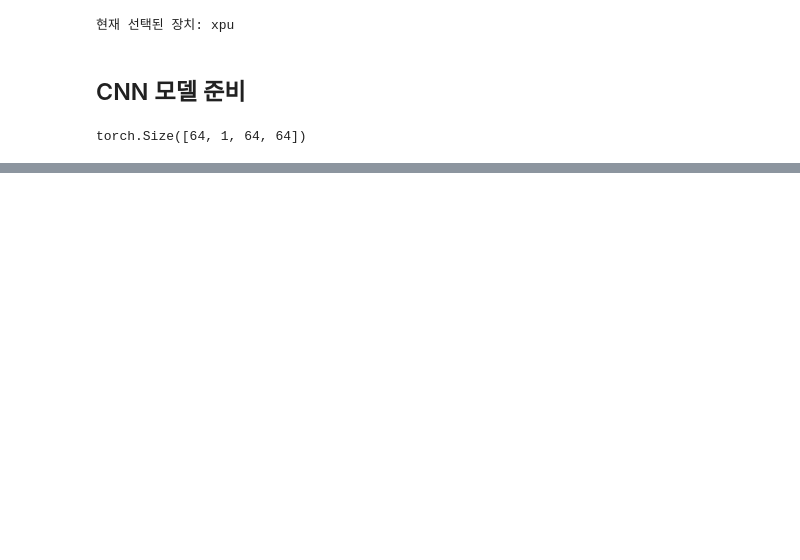
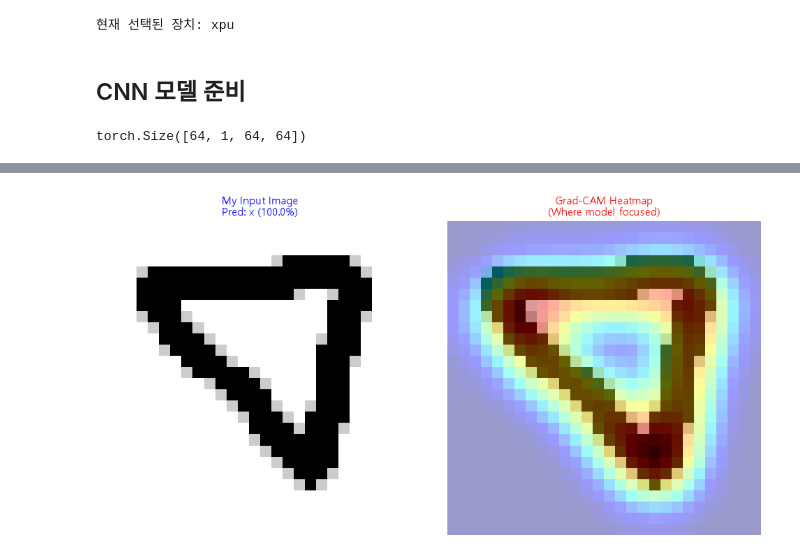
Before and after one commit to Bucheo/machine_learning, a Jupyter notebook: 17.딥러닝(CNN, 손글씨).ipynb, the cells around one changed output, grey strips where cells are left out. Saved outputs shown, nothing was run; the diff lists cells and outputs as text; code cells hidden in the pictures; blank space fills up the shorter version.

```diff
--- a/17.딥러닝(CNN, 손글씨).ipynb
+++ b/17.딥러닝(CNN, 손글씨).ipynb
@@ -436,0 +481,93 @@ plt.show()
+# %%
+# 훅(Hook)을 사용하여 마지막 Convolution 층의 활성화 값과 그래디언트 추출 준비
+activations = None
+gradients = None
+
+def forward_hook(module, input, output):
+  global activations
+  # [수정] .detach() 추가 : 히트맵 계산에 autograd 그래프가 필요 없고,
+  #        full_backward_hook이 감싼 출력을 그대로 두면 뒤에서 수정할 때 오류가 남
+  activations = output.detach()
+
+def backward_hook(module, grad_input, grad_output):
+  global gradients
+  gradients = grad_output[0].detach()   # [수정] .detach() 추가
+
+
+# 우리 모델의 classifer 안에서 마지막 Conv 레이어 지정
+# [수정] model.classifier -> model.classifer
+#   클래스 정의(셀 17)의 속성명이 오타로 'classifer'(i 빠짐)여서 AttributeError가 났음.
+#   저장된 best_model.pth의 키도 'classifer.N.weight'라 지금 이름을 유지해야 함
+# [수정] [-5] -> 타입으로 검색
+#   Sequential 길이가 18이라 [-5]는 Conv2d가 아니라 ReLU였음.
+#   인덱스를 손으로 세면 모델을 조금만 바꿔도 깨지므로 isinstance로 찾는다
+conv_layers = [m for m in model.classifer if isinstance(m, nn.Conv2d)]
+target_layer = conv_layers[-1]          # 마지막 Conv2d = Conv2d(64, 64)
+print(f"타겟 레이어: {target_layer}")
+
+target_layer.register_forward_hook(forward_hook)
+# [수정] register_backward_hook -> register_full_backward_hook (구 API는 deprecated)
+target_layer.register_full_backward_hook(backward_hook)
+
+# [추가] Grad-CAM은 역전파가 필요하므로 no_grad를 쓰지 않는다.
+#        단 Dropout은 꺼야 하므로 eval 모드로 전환
+model.eval()
+
+# 테스트할 이미지 경로 설정 및 전처리 적용
+original_image = Image.open(img_path).convert("RGB")
+
+# test_transform 활용
+input_tensor = test_transform(original_image).unsqueeze(0).to(
+    device
+)  # (C, H, W) -> (1, C, H, W)
+
+# 순전파 및 추론
+output = model(input_tensor)
+probs = F.softmax(output, dim=1)[0]
+pred_idx = torch.argmax(probs).item()
+pred_class = class_dict[pred_idx]  # 클래스 이름 딕셔너리 (예: {0: 'cir', ...})
+confidence = probs[pred_idx].item() * 100
+
+print(f"예측 결과: {pred_class} (확률: {confidence:.1f}%, 클래스 번호: {pred_idx})")
+
+# Grad-CAM 역전파 및 히트맵 계산
+model.zero_grad()
+class_score = output[0, pred_idx]
+class_score.backward()
+
+# 채널별 중요도 가중치 계산 (GAP 성향 반영)
+pooled_gradients = torch.mean(gradients, dim=[0, 2, 3])          # (C,)
+
+# [수정] for 루프 + in-place 곱셈을 브로드캐스팅으로 대체
+#   기존 activations[:, i, :, :] *= ... 는 훅이 감싼 텐서를 제자리에서 수정해
+#   "is a view and is being modified inplace" 오류를 일으킬 수 있고 느리다
+weighted_activations = activations[0] * pooled_gradients[:, None, None]   # (C, H, W)
+
+heatmap = torch.mean(weighted_activations, dim=0).cpu().numpy()
+heatmap = np.maximum(heatmap, 0)  # ReLU 적용 (양수 기여도만)
+if heatmap.max() != 0:
+    heatmap /= heatmap.max()  # 0~1 정규화
+
+# PIL을 이용해 히트맵 크기를 원본 이미지 크기에 맞게 조절
+heatmap_uint8 = np.uint8(255 * heatmap)
+heatmap_pil = Image.fromarray(heatmap_uint8).resize(
+    original_image.size, Image.Resampling.BILINEAR
+)
+
+# Matplotlib으로 원본 이미지와 Grad-CAM 오버레이 시각화
+fig, axes = plt.subplots(1, 2, figsize=(10, 5))
+
+# 첫 번째: 원본 이미지 및 예측 결과
+axes[0].imshow(original_image)
+axes[0].set_title(f"My Input Image\nPred: {pred_class} ({confidence:.1f}%)", fontsize=11, color="blue",)
+axes[0].axis("off")
+
+# 두 번째: 원본 위에 히트맵 겹치기 (alpha=0.4로 반투명 효과)
+axes[1].imshow(original_image)
+axes[1].imshow(heatmap_pil, cmap="jet", alpha=0.4)  # jet 컬러맵으로 무지개빛 히트맵 표현
+axes[1].set_title(f"Grad-CAM Heatmap\n(Where model focused)", fontsize=11, color="red")
+axes[1].axis("off")
+
+plt.tight_layout()
+plt.show()
+# %% [output]
@@ -436,0 +576 @@ plt.show()
+[figure, added]
```
Also changed, not shown: parts of 14 cells of this notebook, 2 other files.
